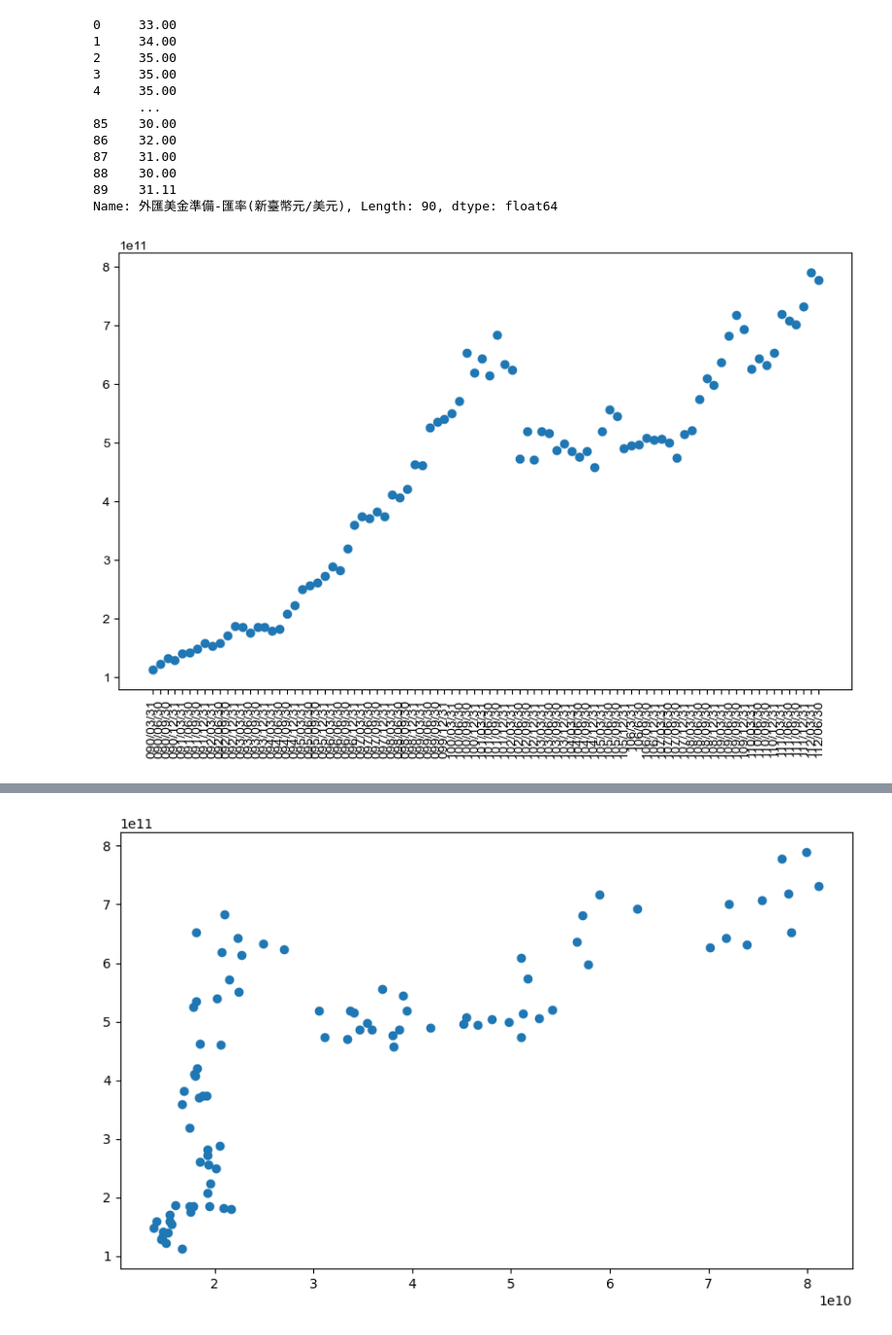
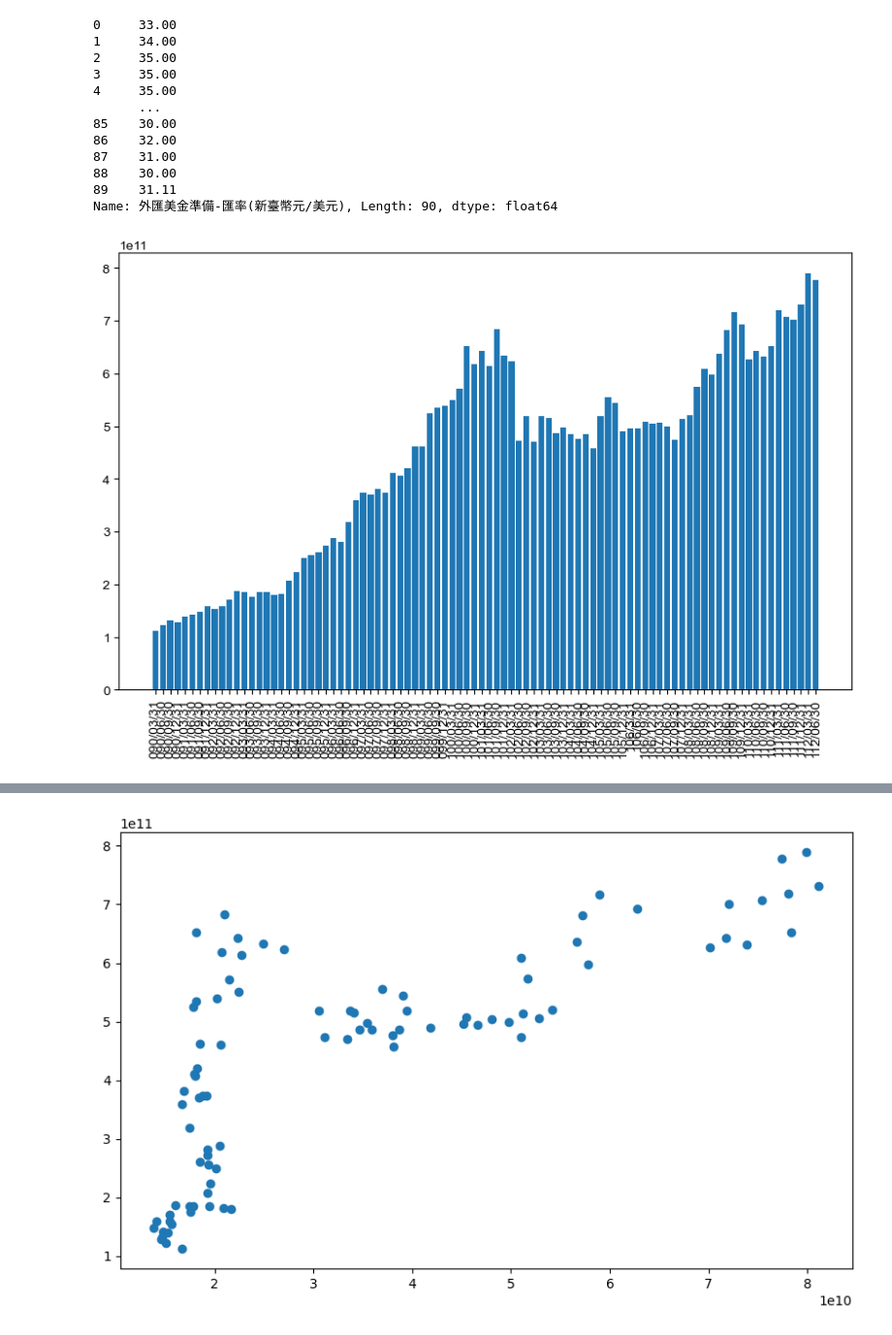
Before and after one commit to Timmylin02/Tingyu, a Jupyter notebook: HW1.ipynb, the cells around one changed output, grey strips where cells are left out. Shown at 97% size. Drawn from its saved outputs; the diff is of its cells as text; code cells hidden in the pictures.

```diff
--- a/HW1.ipynb
+++ b/HW1.ipynb
@@ -67,20 +67,20 @@ Name: 外匯美金準備-匯率(新臺幣元/美元), Length: 90, dtype: float64
 # %%
 #圖表設定(時間和黃金的關係)
 
 #XY設定
 X=df['日期']
 Y=df['黃金準備-金額(新臺幣元)']
 
 #圖表外觀設定
 fig, ax = plt.subplots(figsize=(10, 6))
 x_ticks = np.arange(0, len(X), 1000)
 ax.tick_params(axis='x', rotation=90)
 
 
-ax.scatter(X, Y)
+ax.bar(X, Y)
 fig.show()
 # %% [output]
-[figure, old version]
+[figure, new version]
 # %%
 #圖表設定(時間和外匯美金的關係)
 
```
Also changed, not shown: parts of 1 cell of this notebook.
